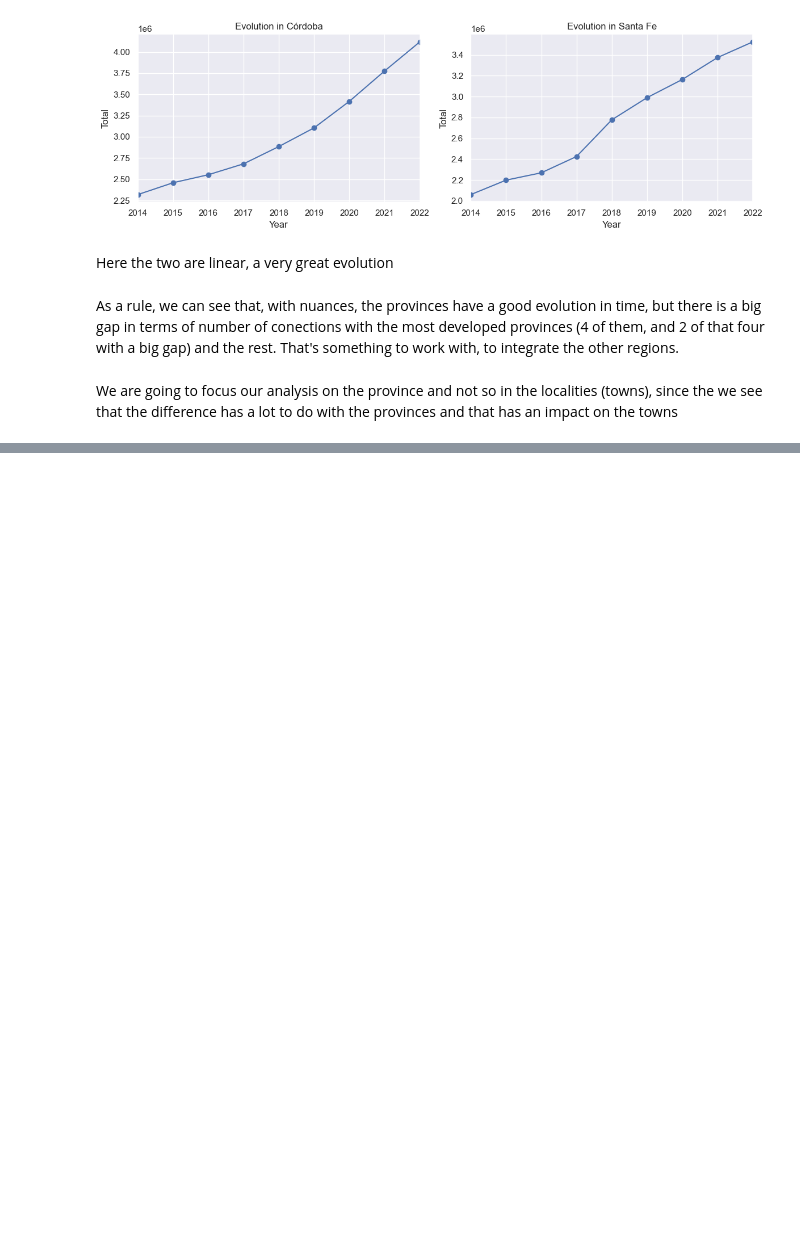
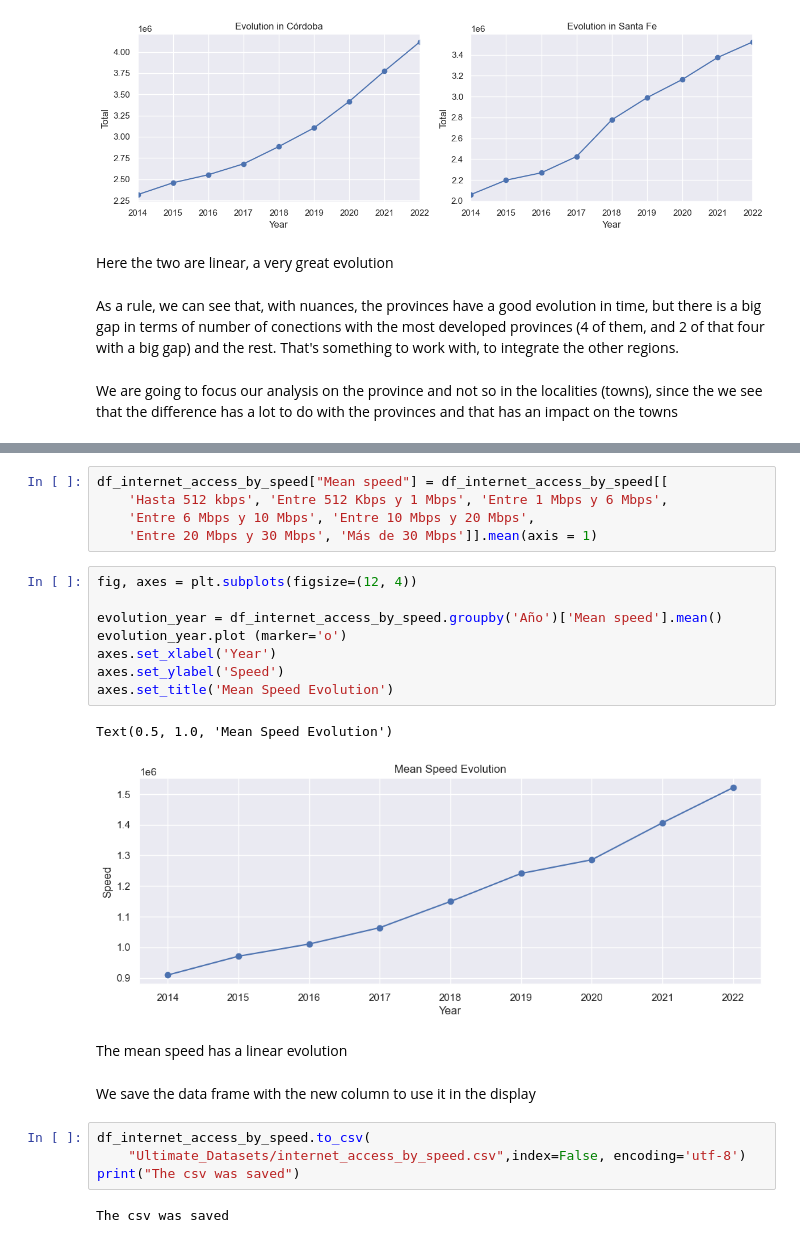
Before and after one commit to pablorobba/Data_Analyst_Telecomunication_project, a Jupyter notebook: 2 - EDA.ipynb, the cells around one changed output, grey strips where cells are left out. Cells and saved outputs as stored; diff of their text form; blank space fills up the shorter version.

```diff
--- a/2 - EDA.ipynb
+++ b/2 - EDA.ipynb
@@ -723,0 +783,26 @@ df_internet_access_by_tech_local.head()
+# %%
+df_internet_access_by_speed["Mean speed"] = df_internet_access_by_speed[[
+    'Hasta 512 kbps', 'Entre 512 Kbps y 1 Mbps', 'Entre 1 Mbps y 6 Mbps',
+    'Entre 6 Mbps y 10 Mbps', 'Entre 10 Mbps y 20 Mbps',
+    'Entre 20 Mbps y 30 Mbps', 'Más de 30 Mbps']].mean(axis = 1)
+# %%
+fig, axes = plt.subplots(figsize=(12, 4))
+
+evolution_year = df_internet_access_by_speed.groupby('Año')['Mean speed'].mean()
+evolution_year.plot (marker='o')
+axes.set_xlabel('Year')
+axes.set_ylabel('Speed')
+axes.set_title('Mean Speed Evolution')
+# %% [output]
+Text(0.5, 1.0, 'Mean Speed Evolution')
+[figure, added]
+# %% [markdown]
+The mean speed has a linear evolution
+# %% [markdown]
+We save the data frame with the new column to use it in the display
+# %%
+df_internet_access_by_speed.to_csv(
+    "Ultimate_Datasets/internet_access_by_speed.csv",index=False, encoding='utf-8')
+print("The csv was saved")
+# %% [output]
+The csv was saved
```
Also changed, not shown: parts of 46 cells of this notebook, 3 other files.
